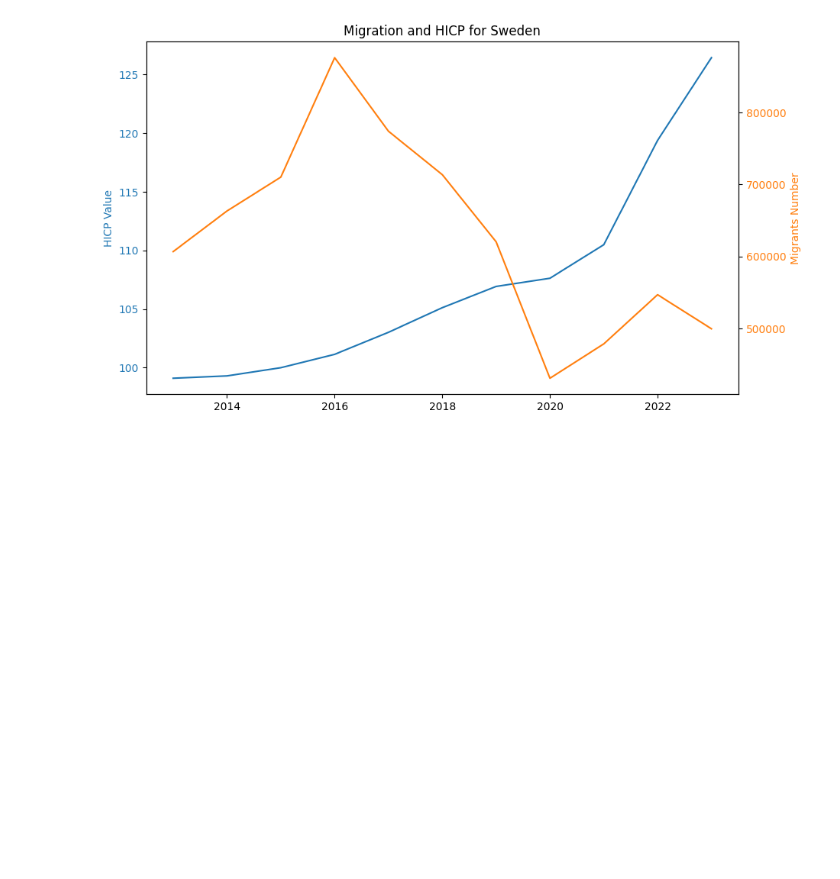
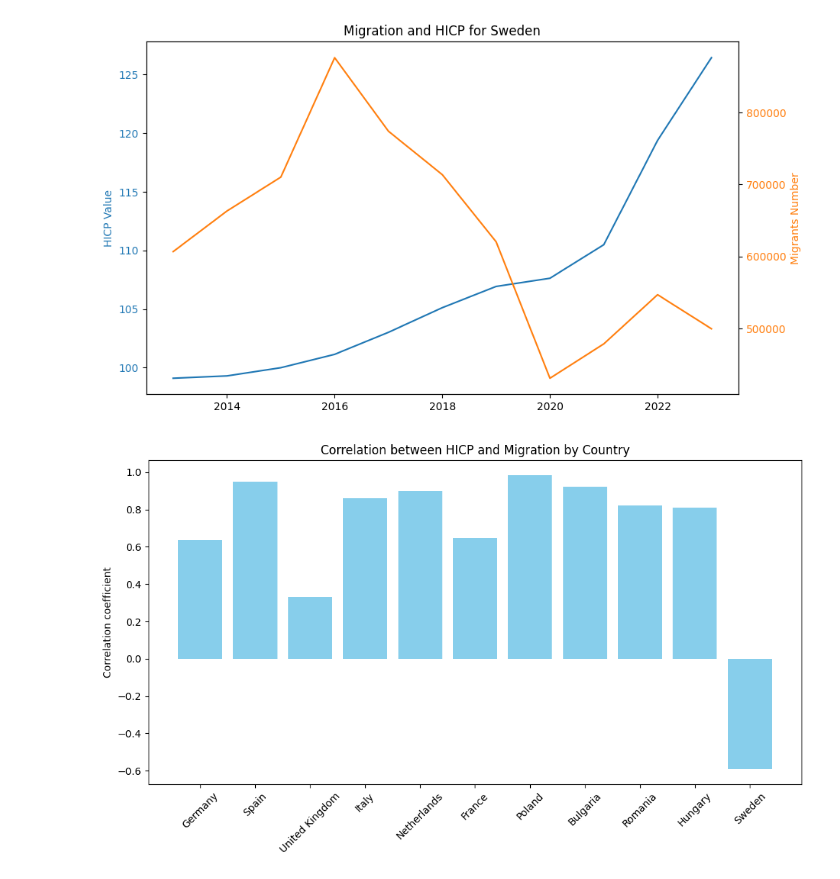
Before and after one commit to natix-x/Data-mining-in-Migration-Analysis, a Jupyter notebook: data_analysis/migration_impact_on_economy.ipynb, the cells around one changed output. Drawn from its saved outputs; the diff is of its cells as text; code cells hidden in the pictures; blank space fills up the shorter version.

```diff
--- a/data_analysis/migration_impact_on_economy.ipynb
+++ b/data_analysis/migration_impact_on_economy.ipynb
@@ -26,6 +26,14 @@ countries = [
     "Poland", "Bulgaria", "Romania",
     "Hungary", "Sweden"
 ]
+# %%
+hicp_trim = hicp[hicp['country'].isin(countries)]
+migration_trim = migration[migration['geo']].isin(countries)]
+
+common_years = set(hicp['year']).intersection(migration['year'])
+
+migration_trim = migration_trim[migration_trim['year'].isin(common_years)]
+hicp_trim = hicp_trim[hicp_trim['year'].isin(common_years)]
 # %%
 for country in countries:
     hicp_per_country = hicp[hicp['geo'] == country]
@@ -61,3 +69,33 @@ for country in countries:
 [figure]
 [figure]
 [figure]
+# %%
+correlations = {}
+
+for country in countries:
+    hicp_per_country = hicp[hicp['geo'] == country]
+    migration_per_country = migration[migration['geo'] == country]
+
+    common_years = set(hicp_per_country['year']).intersection(migration_per_country['year'])
+    hicp_per_country = hicp_per_country[hicp_per_country['year'].isin(common_years)]
+    migration_per_country = migration_per_country[migration_per_country['year'].isin(common_years)]
+
+    migration_sum = migration_per_country.groupby('year')['Migrants number'].sum().sort_index()
+    hicp_values = hicp_per_country.set_index('year').sort_index()['HICP value']
+
+    aligned_years = migration_sum.index.intersection(hicp_values.index)
+    if len(aligned_years) > 1:
+        corr = np.corrcoef(hicp_values.loc[aligned_years], migration_sum.loc[aligned_years])[0, 1]
+        correlations[country] = corr
+    else:
+        correlations[country] = np.nan
+
+plt.figure(figsize=(10, 6))
+plt.bar(correlations.keys(), correlations.values(), color='skyblue')
+plt.ylabel('Correlation coefficient')
+plt.title('Correlation between HICP and Migration by Country')
+plt.xticks(rotation=45)
+plt.tight_layout()
+plt.show()
+# %% [output]
+[figure, added]
```
